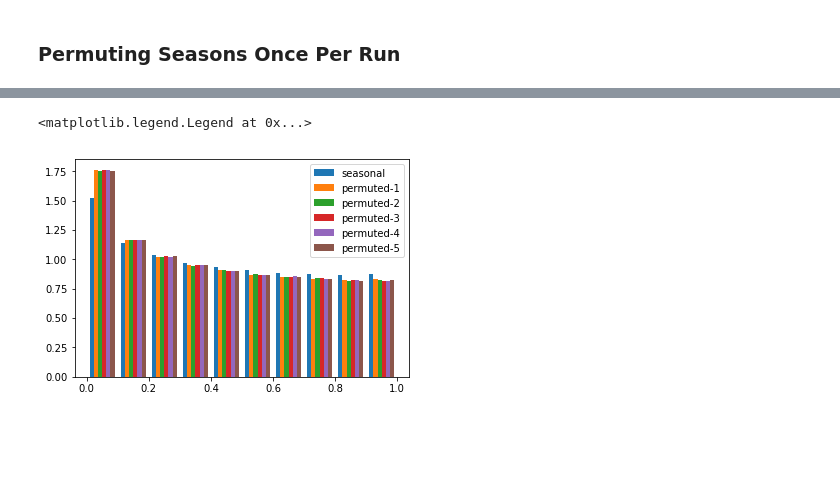
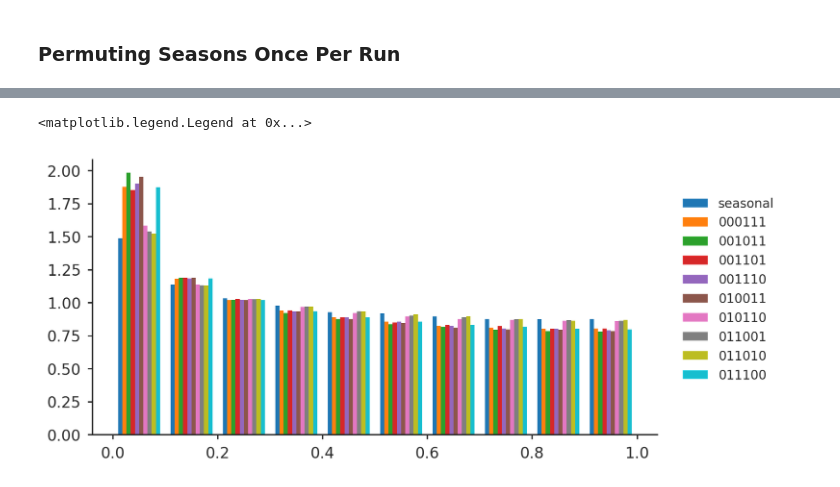
Before and after one commit to vsbuffalo/cvtk, a Jupyter notebook: notebooks/bergland_reanalysis.ipynb, the cells around one changed output, grey strips where cells are left out. Drawn from its saved outputs; the diff is of its cells as text; code cells hidden in the pictures; blank space fills up the shorter version.

Commit message:
updated permutation analysis

```diff
--- a/notebooks/bergland_reanalysis.ipynb
+++ b/notebooks/bergland_reanalysis.ipynb
@@ -139,3 +150,9 @@ with open('../data/bergland_et_al_2014/locus_level_permutation_pvalues.npy', 'wb
     np.save(f, locus_permuted_pvals)
 # %% [markdown]
 ### Permuting Seasons Once Per Run
+# %%
+perms = list(permutations(seasonal_model_matrix.tolist()))
+# number of unique permutations
+unique_perms_str = set(['-'.join(map(str, x)) for x in perms])
+unique_perms = sorted([tuple(map(int, x.split('-'))) for x in unique_perms_str])
+print(f"number of permutations: {len(unique_perms)}")
@@ -141,0 +163,6 @@ with open('../data/bergland_et_al_2014/locus_level_permutation_pvalues.npy', 'wb
+# %%
+unique_sym_perms = unique_perms[:10]
+umique_sym_perms_complement = [tuple([int(not i) for i in x]) for x in unique_sym_perms]
+assert(sorted(unique_perms) == sorted(unique_sym_perms + umique_sym_perms_complement))
+print(f"number of unique permutations, ignoring symmetries: {len(unique_sym_perms)}")
+unique_sym_perms
@@ -142,14 +181,14 @@ with open('../data/bergland_et_al_2014/locus_level_permutation_pvalues.npy', 'wb
 # %%
+#unique_sym_perms_sans_seasonal = [x for x in unique_sym_perms if x != (0, 1, 0, 1, 0, 1)]
+
 CACHE_PERMUTATION_REP = '../data/bergland_et_al_2014/bergland_permutation_per_rep.pkl'
-NREPS = 5
-
 if FORCE or not os.path.exists(CACHE_PERMUTATION_REP):
     permuted_rep_models = []
 
-    for rep in tnrange(NREPS):
-        permuted_seasonal_model_matrix = np.random.permutation(seasonal_model_matrix)
-        res = apply_model(sf.mat[:, indices, :], seasonal_model, permuted_seasonal_model_matrix,
-                           nchr=nchr[indices], permute=True, constant=True)
+    for permutation in tqdm_notebook(unique_sym_perms):
+        print(f"running model on permutation {permutation}")
+        res = apply_model(sf.mat[:, indices, :], seasonal_model, np.array(permutation, dtype='int64'),
+                           nchr=nchr[indices], permute=False, constant=True)
         permuted_rep_models.append(res)
 else:
      with open(CACHE_PERMUTATION_REPe, 'rb') as f:
@@ -160,12 +210,14 @@ else:
 # %%
-rep_permuted_pvals = np.array([[f.pvalues[1] for m, f in res] for res in permuted_rep_models])
+rep_permuted_pvals = np.array([[f.pvalues[1] for f in res] for res in permuted_rep_models])
 # %%
 with open('../data/bergland_et_al_2014/rep_level_permutation_pvalues.npy', 'wb') as f:
     np.save(f, rep_permuted_pvals)
 # %%
-labels = tuple(['seasonal'] + [f'permuted-{r+1}' for r in range(NREPS)])
-plt.hist(np.hstack((pvals.reshape(-1, 1), permuted2_pvals.T)), density=True, label=labels)
-plt.legend()
+# we delete the fifth permutation, which is seasonal one.
+labels = tuple(['seasonal'] + [''.join(map(str, x)) for x in np.delete(np.array(unique_sym_perms), 5, axis=0)])
+plt.hist(np.hstack((pvals.reshape(-1, 1), np.delete(rep_permuted_pvals.T, 5, axis=1))),
+         density=True, label=labels)
+plt.legend(loc=(1, 0.1))
 # %% [output]
 <matplotlib.legend.Legend at 0x...>
-[figure, old version]
+[figure, new version]
```
Also changed, not shown: parts of 9 cells of this notebook, 3 other files.
